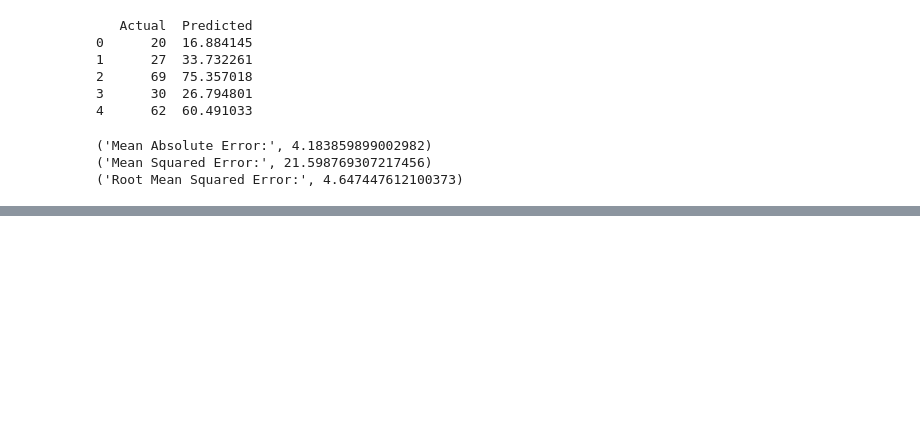
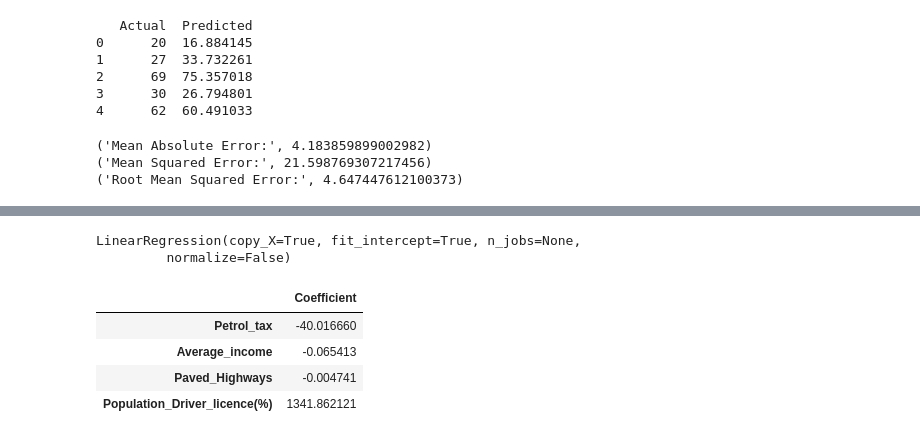
Before and after one commit to shafaaf/Machine-Learning-Tutorials, a Jupyter notebook: LinearRegression/Scikit/basic/linear-regression.ipynb, the cells around one changed output, grey strips where cells are left out. Drawn from its saved outputs; the diff is of its cells as text; code cells hidden in the pictures; blank space fills up the shorter version.

```diff
--- a/LinearRegression/Scikit/basic/linear-regression.ipynb
+++ b/LinearRegression/Scikit/basic/linear-regression.ipynb
@@ -112,0 +194,16 @@ print('Root Mean Squared Error:', np.sqrt(metrics.mean_squared_error(y_test, y_p
+# %%
+from sklearn.linear_model import LinearRegression
+regressor = LinearRegression()
+regressor.fit(X_train, y_train)
+# %% [output]
+LinearRegression(copy_X=True, fit_intercept=True, n_jobs=None,
+         normalize=False)
+# %%
+coeff_df = pd.DataFrame(regressor.coef_, X.columns, columns=['Coefficient'])
+coeff_df
+# %% [output]
+|  | Coefficient |
+| Petrol_tax | -40.016660 |
+| Average_income | -0.065413 |
+| Paved_Highways | -0.004741 |
+| Population_Driver_licence(%) | 1341.862121 |
```
Also changed, not shown: parts of 21 cells of this notebook, 2 other files.
